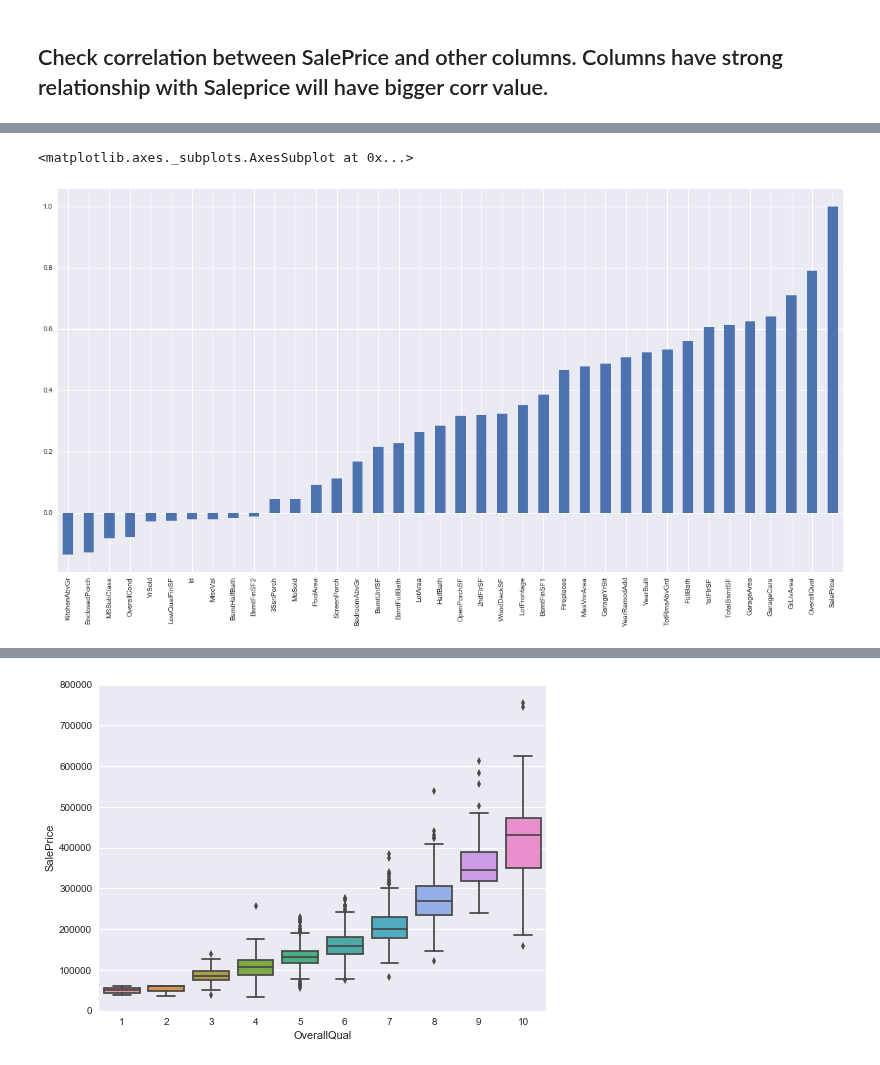
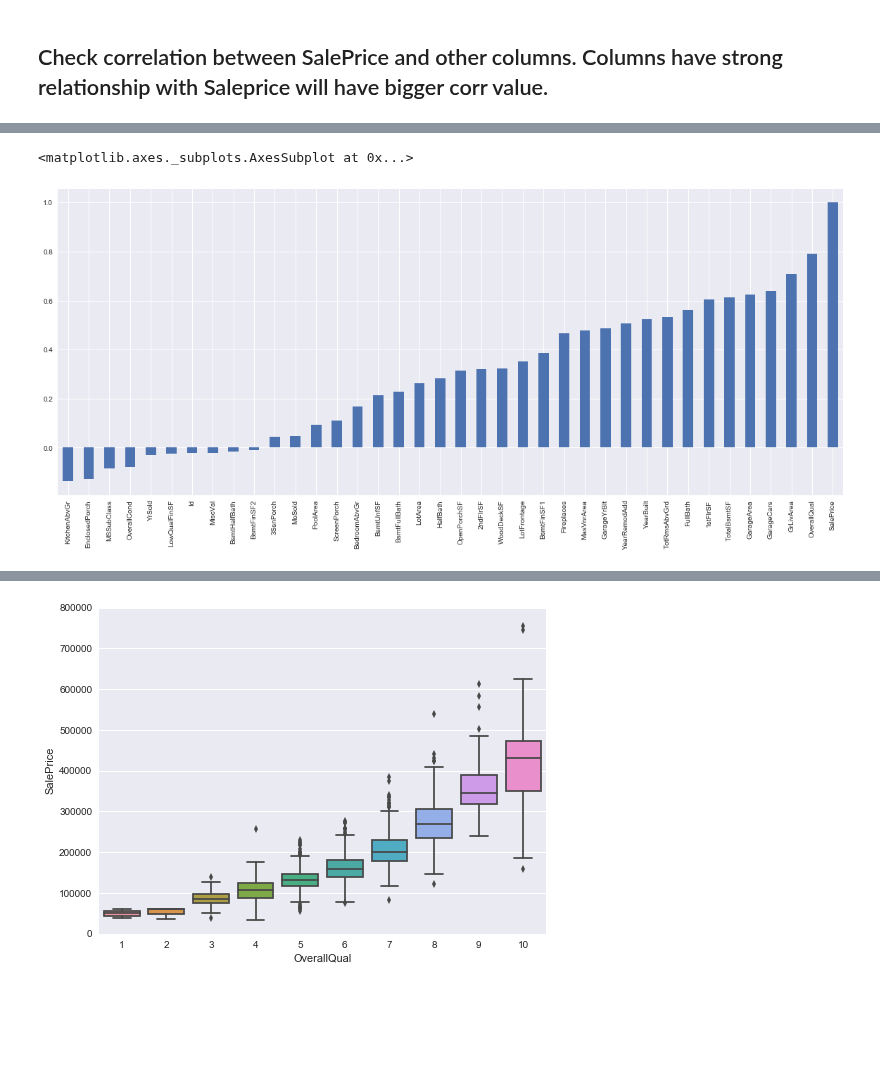
Before and after one commit to latuannetnam/kaggle, a Jupyter notebook: House Prices/House price analysis.ipynb, the cells around one changed output, grey strips where cells are left out. Cells and saved outputs as stored; diff of their text form; code cells hidden in the pictures; blank space fills up the shorter version.

```diff
--- a/House Prices/House price analysis.ipynb
+++ b/House Prices/House price analysis.ipynb
@@ -150,5 +130,5 @@ Name: SalePrice, dtype: float64
 # %%
-correlation.plot.bar(figsize=(20,10), sort_columns = True)
+correlation.plot.bar(figsize=(20,8), sort_columns = True)
 # %% [output]
 <matplotlib.axes._subplots.AxesSubplot at 0x...>
-[figure, old version]
+[figure, new version]
```
Also changed, not shown: parts of 15 cells of this notebook.
